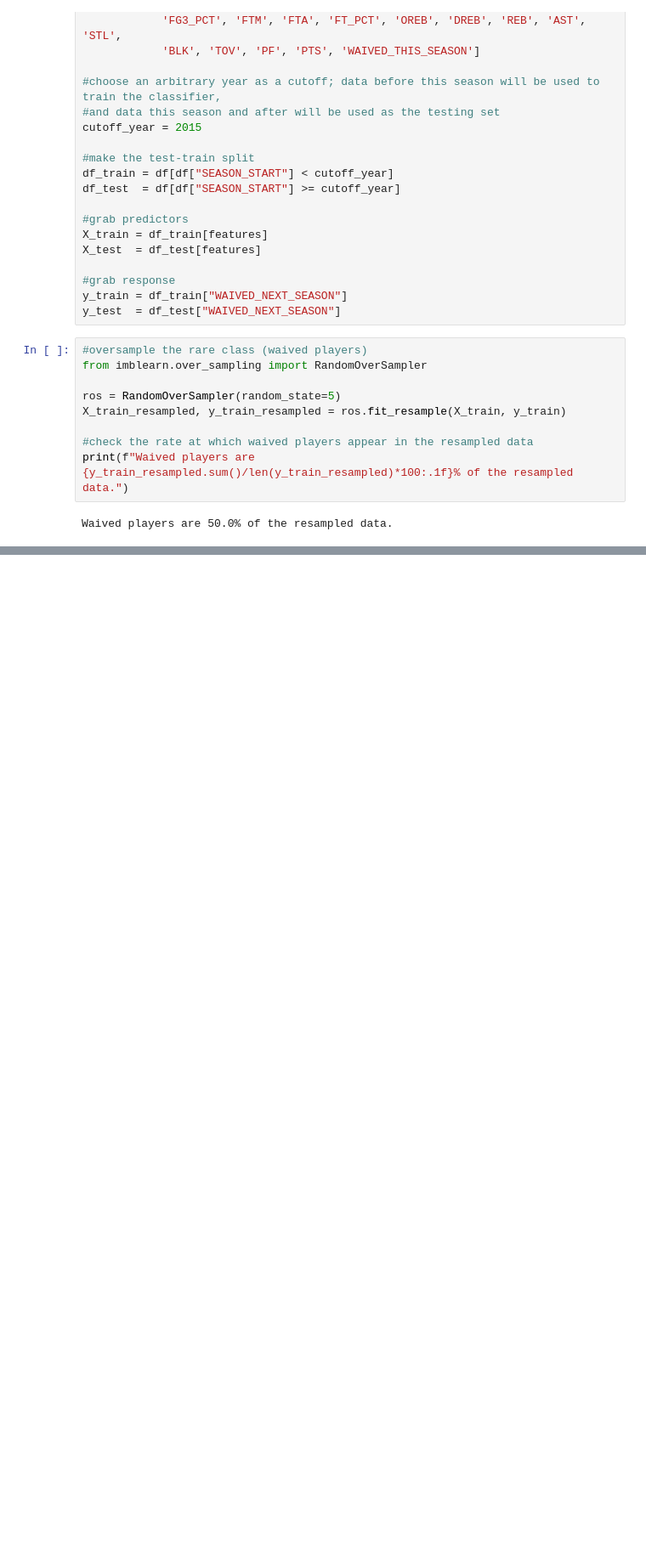
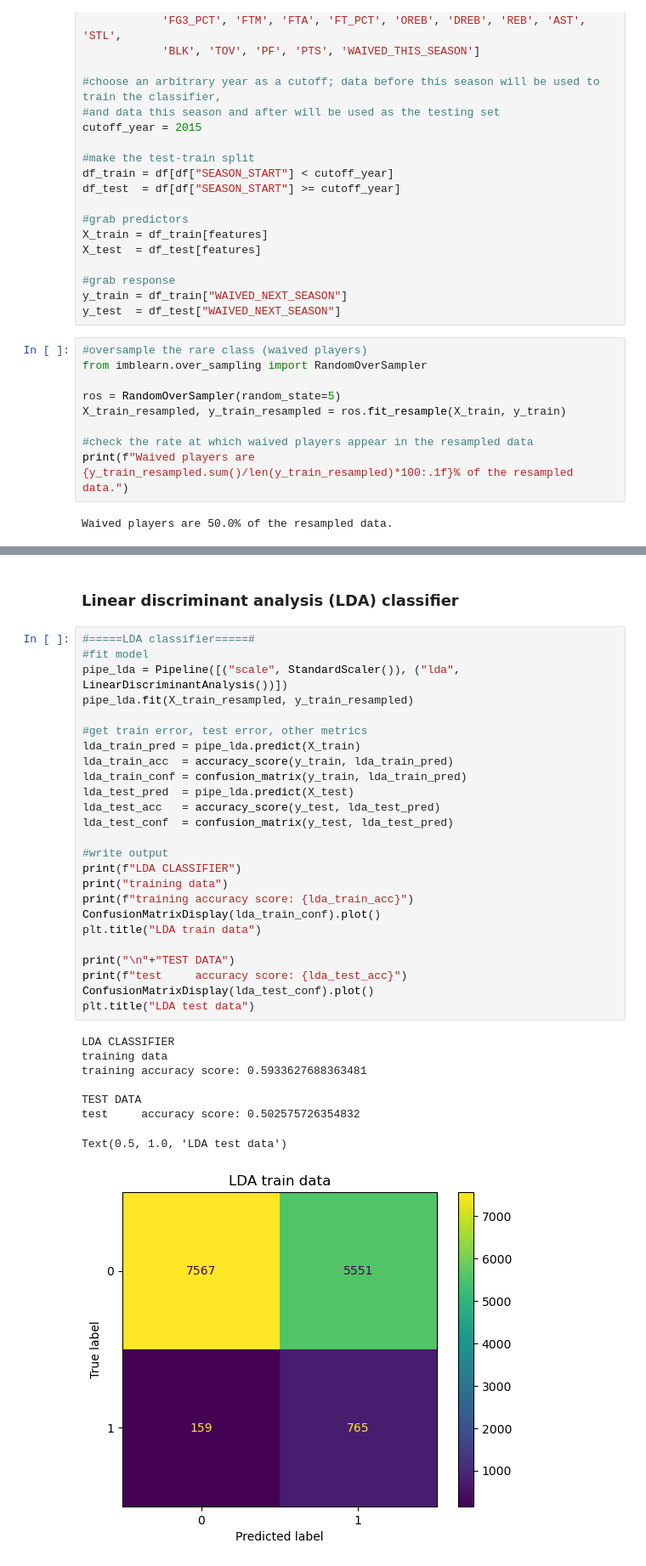
Before and after one commit to NBA-player-transactions/predicting_nba_player_retention, a Jupyter notebook: initialDataset.ipynb, the cells around one changed output, grey strips where cells are left out. Shown: that part at 85% size. Drawn from its saved outputs; the diff is of its cells as text; blank space fills up the shorter version.

```diff
--- a/initialDataset.ipynb
+++ b/initialDataset.ipynb
@@ -346,0 +429,36 @@ Waived players are 50.0% of the resampled data.
+# %% [markdown]
+### Linear discriminant analysis (LDA) classifier
+# %%
+#=====LDA classifier=====#
+#fit model
+pipe_lda = Pipeline([("scale", StandardScaler()), ("lda", LinearDiscriminantAnalysis())])
+pipe_lda.fit(X_train_resampled, y_train_resampled)
+
+#get train error, test error, other metrics
+lda_train_pred = pipe_lda.predict(X_train)
+lda_train_acc  = accuracy_score(y_train, lda_train_pred)
+lda_train_conf = confusion_matrix(y_train, lda_train_pred)
+lda_test_pred  = pipe_lda.predict(X_test)
+lda_test_acc   = accuracy_score(y_test, lda_test_pred)
+lda_test_conf  = confusion_matrix(y_test, lda_test_pred)
+
+#write output
+print(f"LDA CLASSIFIER")
+print("training data")
+print(f"training accuracy score: {lda_train_acc}")
+ConfusionMatrixDisplay(lda_train_conf).plot()
+plt.title("LDA train data")
+
+print("\n"+"TEST DATA")
+print(f"test     accuracy score: {lda_test_acc}")
+ConfusionMatrixDisplay(lda_test_conf).plot()
+plt.title("LDA test data")
+# %% [output]
+LDA CLASSIFIER
+training data
+training accuracy score: 0.5933627688363481
+
+TEST DATA
+test     accuracy score: 0.502575726354832
+Text(0.5, 1.0, 'LDA test data')
+[figure, added]
```
Also changed, not shown: parts of 10 cells of this notebook.
